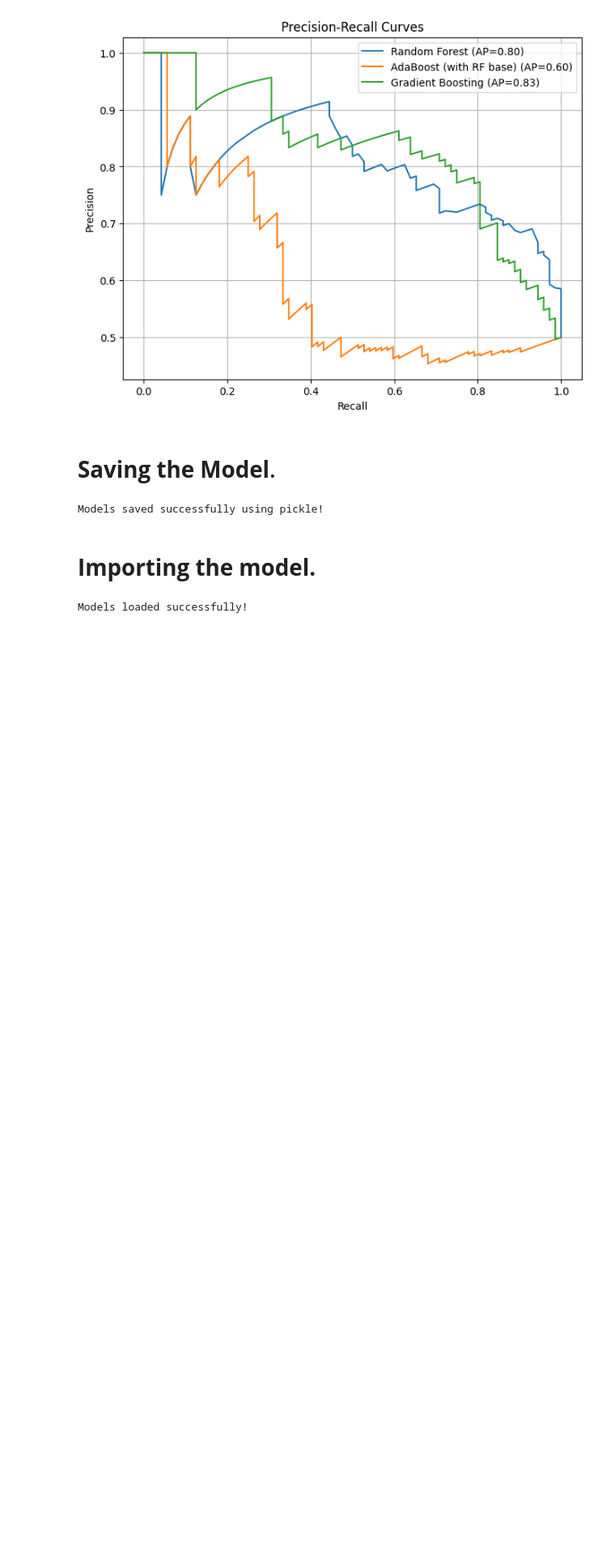
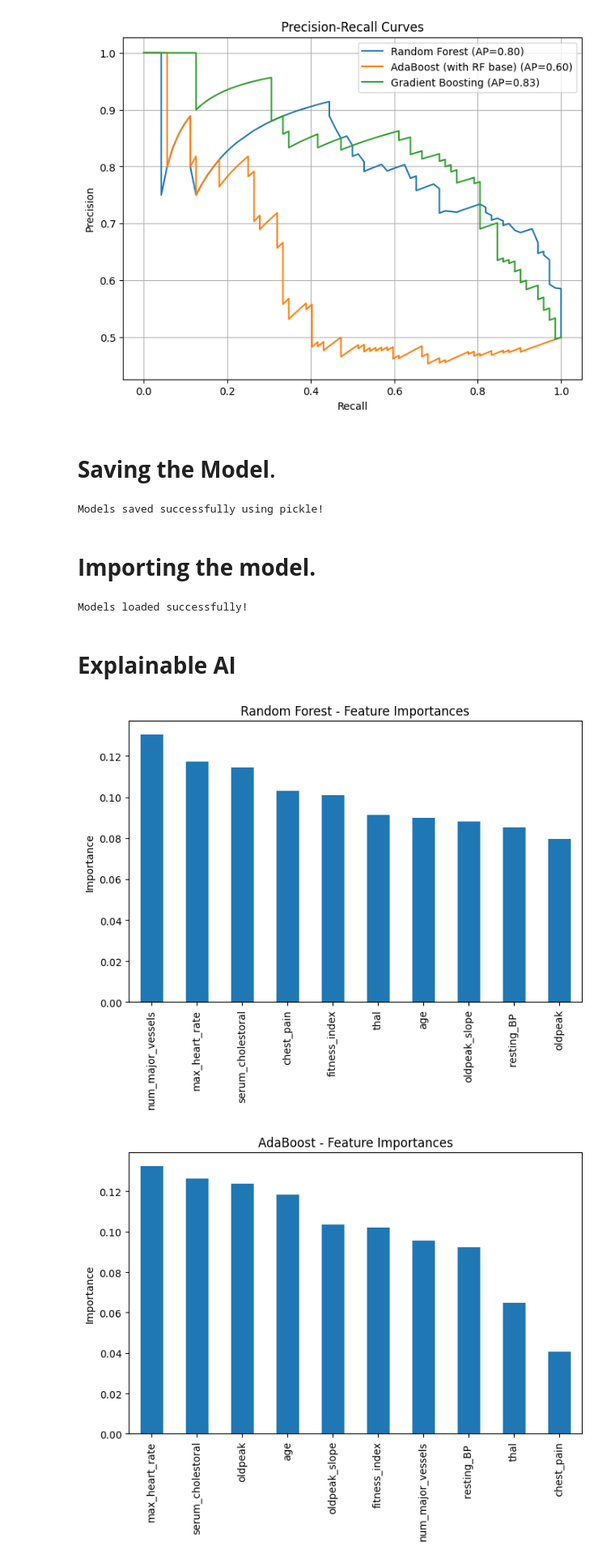
Before and after one commit to bdandu93/EarlyDetectionOfCardioVascularDiseasesUsingMachineLearningAndXAI_Bhargava_Dandu, a Jupyter notebook: notebooks/EarlyDetectionOfHeartDisease_ModelImplementation.ipynb, the cells around one changed output. Shown: that part at 81% size. Saved outputs shown, nothing was run; the diff lists cells and outputs as text; code cells hidden in the pictures; blank space fills up the shorter version.

```diff
--- a/notebooks/EarlyDetectionOfHeartDisease_ModelImplementation.ipynb
+++ b/notebooks/EarlyDetectionOfHeartDisease_ModelImplementation.ipynb
@@ -441,3 +451,28 @@ with open("gradient_boosting_model.pkl", "rb") as f:
 print("Models loaded successfully!")
 # %% [output]
 Models loaded successfully!
+# %% [markdown]
+# **Explainable AI**
+# %%
+#feature importance function
+def plot_feature_importances(model, model_name, X_train):
+    """Plot feature importances for tree-based models."""
+    if hasattr(model, "feature_importances_"):
+        importances = pd.Series(model.feature_importances_, index=X_train.columns)
+        importances = importances.sort_values(ascending=False)
+
+        plt.figure(figsize=(8,5))
+        importances.plot(kind='bar')
+        plt.title(f"{model_name} - Feature Importances")
+        plt.ylabel("Importance")
+        plt.show()
+# %%
+#applying it to the models.
+plot_feature_importances(rf_final, "Random Forest", X_train)#applying feature importance function to random forest classifier
+
+plot_feature_importances(ada_model, "AdaBoost", X_train) #applying feature importance function to random forest classifier
+
+plot_feature_importances(gb_model, "Gradient Boosting", X_train) #applying feature importance function to random forest classifier
+# %% [output]
+[figure, added]
+[figure, added]
```
Also changed, not shown: parts of 10 cells of this notebook.
